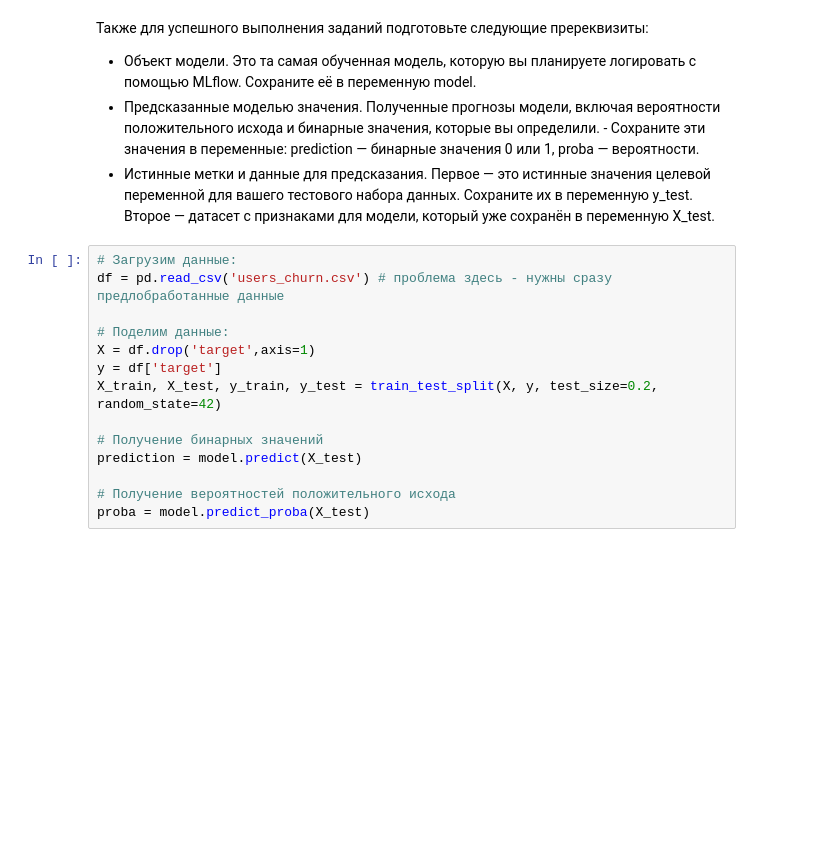
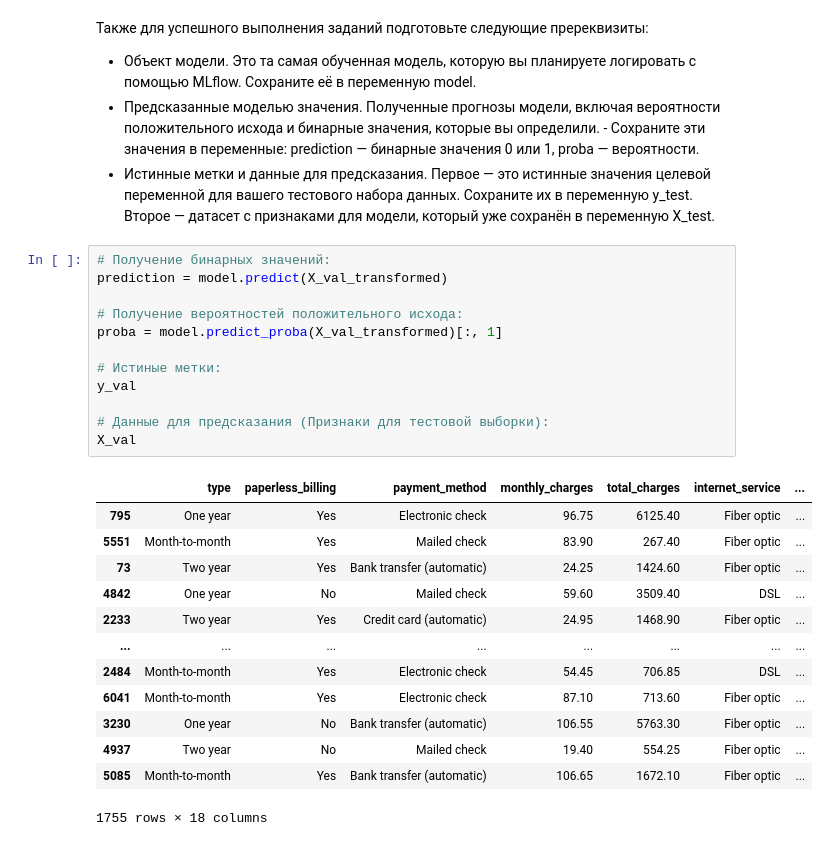
Before and after one commit to alexnikzotov/mle-mlflow, a Jupyter notebook: 2_10_1_teachn_log.ipynb, the cells around one changed output. Saved outputs shown, nothing was run; the diff lists cells and outputs as text; blank space fills up the shorter version.

```diff
--- a/2_10_1_teachn_log.ipynb
+++ b/2_10_1_teachn_log.ipynb
@@ -134,16 +214,28 @@ df[-3:]
 - Предсказанные моделью значения. Полученные прогнозы модели, включая вероятности положительного исхода и бинарные значения, которые вы определили. - Сохраните эти значения в переменные: prediction — бинарные значения 0 или 1, proba — вероятности.
 - Истинные метки и данные для предсказания. Первое — это истинные значения целевой переменной для вашего тестового набора данных. Сохраните их в переменную y_test. Второе — датасет с признаками для модели, который уже сохранён в переменную X_test.
 # %%
-# Загрузим данные:
-df = pd.read_csv('users_churn.csv') # проблема здесь - нужны сразу предлобработанные данные
+# Получение бинарных значений:
+prediction = model.predict(X_val_transformed)
 
-# Поделим данные:
-X = df.drop('target',axis=1)
-y = df['target']
-X_train, X_test, y_train, y_test = train_test_split(X, y, test_size=0.2, random_state=42)
+# Получение вероятностей положительного исхода:
+proba = model.predict_proba(X_val_transformed)[:, 1]
 
-# Получение бинарных значений
-prediction = model.predict(X_test)
+# Истиные метки:
+y_val
 
-# Получение вероятностей положительного исхода
-proba = model.predict_proba(X_test)
+# Данные для предсказания (Признаки для тестовой выборки):
+X_val
+# %% [output]
+|  | type | paperless_billing | payment_method | monthly_charges | total_charges | internet_service | ... |
+| 795 | One year | Yes | Electronic check | 96.75 | 6125.40 | Fiber optic | ... |
+| 5551 | Month-to-month | Yes | Mailed check | 83.90 | 267.40 | Fiber optic | ... |
+| 73 | Two year | Yes | Bank transfer (automatic) | 24.25 | 1424.60 | Fiber optic | ... |
+| 4842 | One year | No | Mailed check | 59.60 | 3509.40 | DSL | ... |
+| 2233 | Two year | Yes | Credit card (automatic) | 24.95 | 1468.90 | Fiber optic | ... |
+| ... | ... | ... | ... | ... | ... | ... | ... |
+| 2484 | Month-to-month | Yes | Electronic check | 54.45 | 706.85 | DSL | ... |
+| 6041 | Month-to-month | Yes | Electronic check | 87.10 | 713.60 | Fiber optic | ... |
+| 3230 | One year | No | Bank transfer (automatic) | 106.55 | 5763.30 | Fiber optic | ... |
+| 4937 | Two year | No | Mailed check | 19.40 | 554.25 | Fiber optic | ... |
+| 5085 | Month-to-month | Yes | Bank transfer (automatic) | 106.65 | 1672.10 | Fiber optic | ... |
+1755 rows × 18 columns
```
Also changed, not shown: parts of 7 cells of this notebook, 4 other files.
